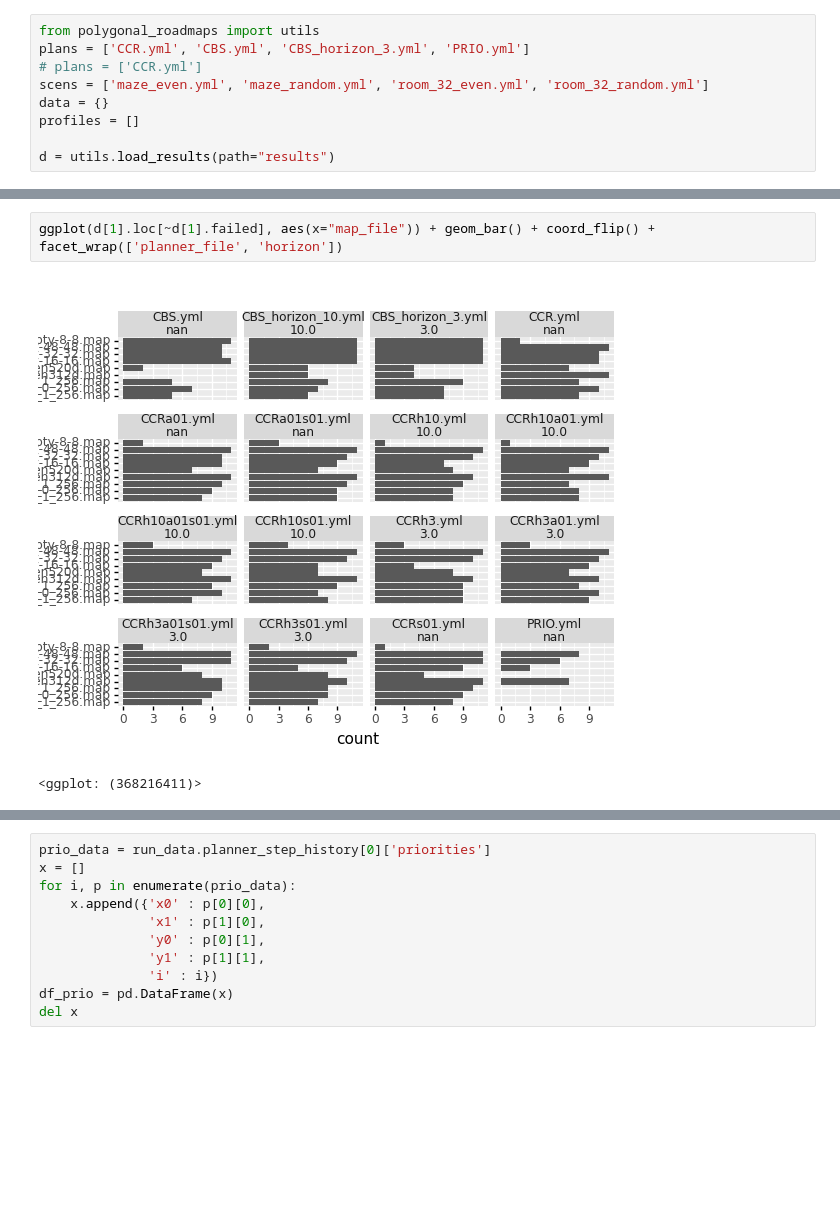
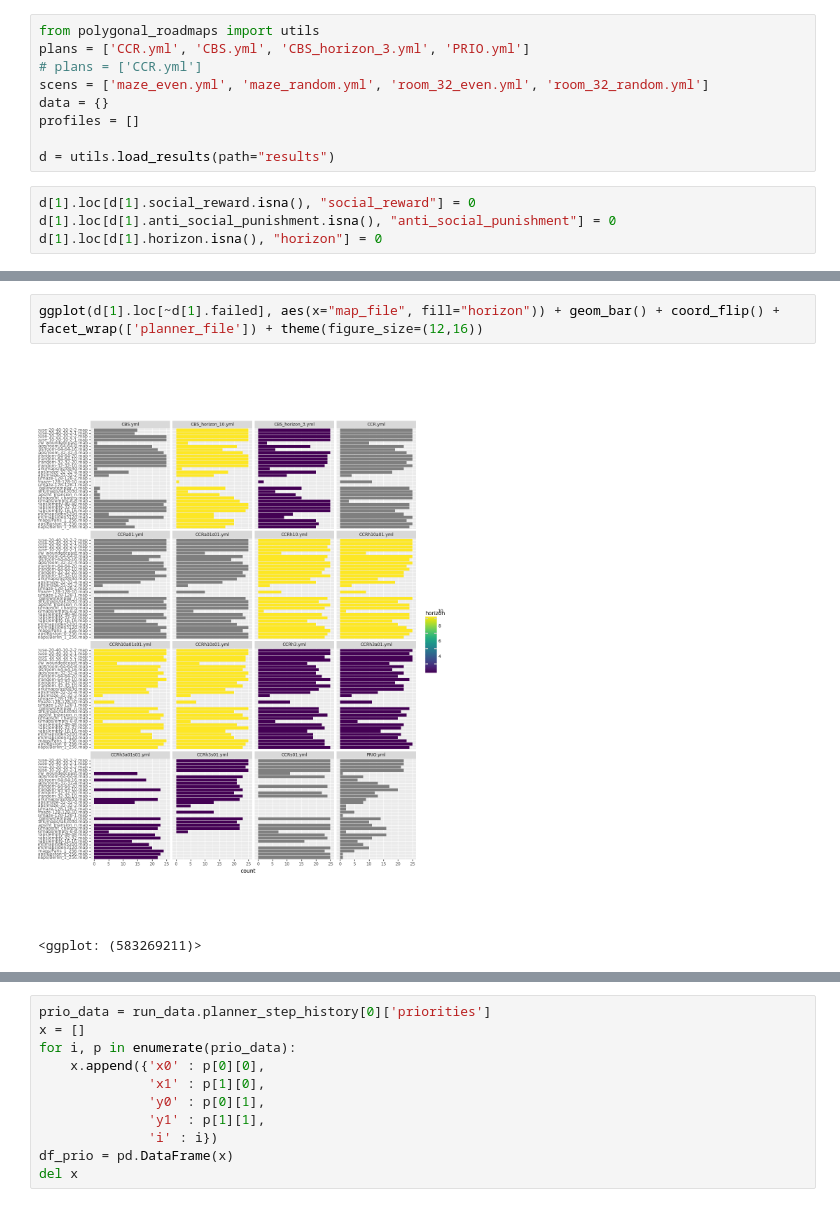
Before and after one commit to ovgu-FINken/polygonal_roadmaps, a Jupyter notebook: Pathfinding.ipynb, the cells around one changed output, grey strips where cells are left out. Cells and saved outputs as stored; diff of their text form; blank space fills up the shorter version.

```diff
--- a/Pathfinding.ipynb
+++ b/Pathfinding.ipynb
@@ -38,3 +38,7 @@ data = {}
 profiles = []
 
 d = utils.load_results(path="results")
+# %%
+d[1].loc[d[1].social_reward.isna(), "social_reward"] = 0
+d[1].loc[d[1].anti_social_punishment.isna(), "anti_social_punishment"] = 0
+d[1].loc[d[1].horizon.isna(), "horizon"] = 0
@@ -47,5 +59,5 @@ ggplot(d[1], aes(x='planner_file', y='sum_of_cost', color='horizon')) + geom_box
 # %%
-ggplot(d[1].loc[~d[1].failed], aes(x="map_file")) + geom_bar() + coord_flip() + facet_wrap(['planner_file', 'horizon'])
+ggplot(d[1].loc[~d[1].failed], aes(x="map_file", fill="horizon")) + geom_bar() + coord_flip() + facet_wrap(['planner_file']) + theme(figure_size=(12,16))
 # %% [output]
-[figure, old version]
+[figure, new version]
-<ggplot: (368216411)>
+<ggplot: (583269211)>
```
Also changed, not shown: parts of 8 cells of this notebook, 8 other files.
